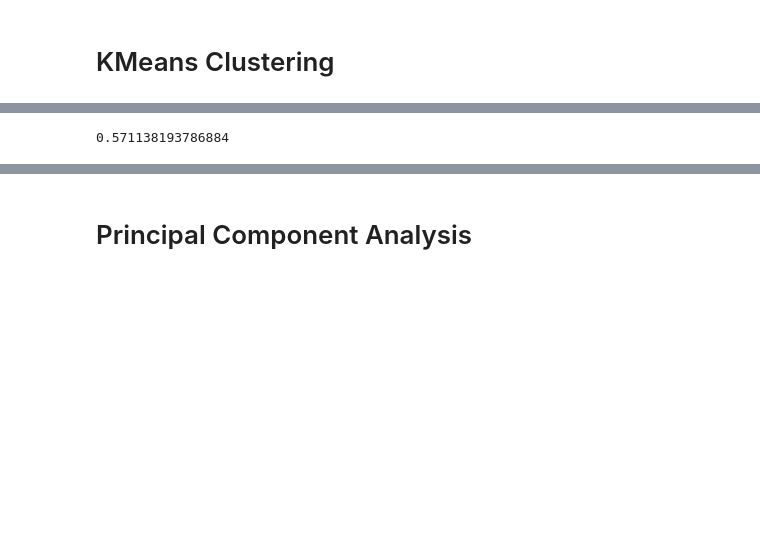
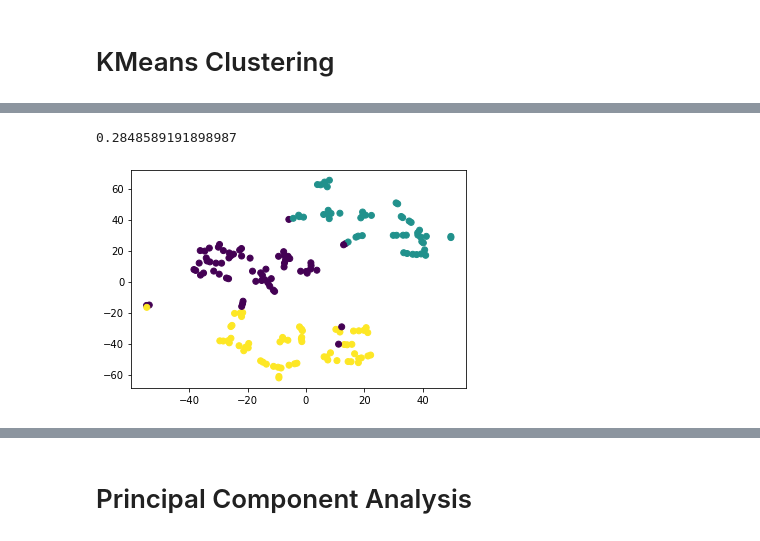
Before and after one commit to shoumis/DSA_Assigment, a Jupyter notebook: Shoumi_S_Assignment_7_Unsupervised_Learning.ipynb, the cells around one changed output, grey strips where cells are left out. Cells and saved outputs as stored; diff of their text form; code cells hidden in the pictures; blank space fills up the shorter version.

```diff
--- a/Shoumi_S_Assignment_7_Unsupervised_Learning.ipynb
+++ b/Shoumi_S_Assignment_7_Unsupervised_Learning.ipynb
@@ -120,8 +134,0 @@ y_kmeans = km.fit_predict(df)
-# %%
-# Silhouette score for k = 3
-
-from sklearn.metrics import silhouette_score
-sil_avg = silhouette_score(df, y_kmeans)
-sil_avg
-# %% [output]
-0.571138193786884
@@ -130 +140,20 @@ sil_avg
+# %%
+# Silhouette score
+
+from sklearn.metrics import silhouette_score
+sil_avg = silhouette_score(df, y_kmeans)
+sil_avg
+# %% [output]
+0.2848589191898987
+# %%
+#Visualization of clusters
+from sklearn.manifold import TSNE
+embedded1 = TSNE(n_components=2, learning_rate='auto',init='random', perplexity=3).fit_transform(df)
+# %%
+plt.scatter(x=embedded1[:,0],y=embedded1[:,1],c=km.labels_)
+plt.show()
+
+# km.labels_ and y_kmeans both are same
+# %% [output]
+[figure, added]
 # %% [markdown]
```
Also changed, not shown: parts of 58 cells of this notebook.
